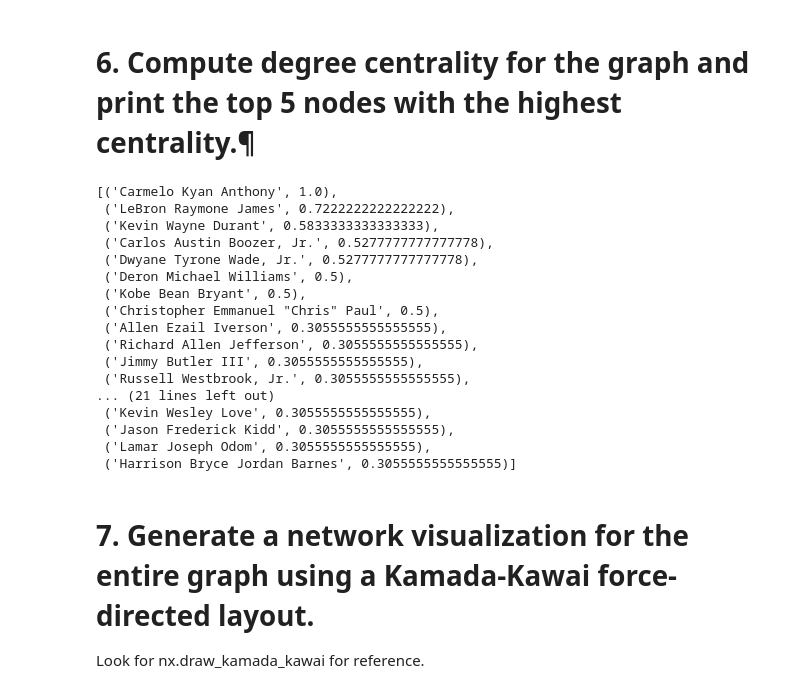
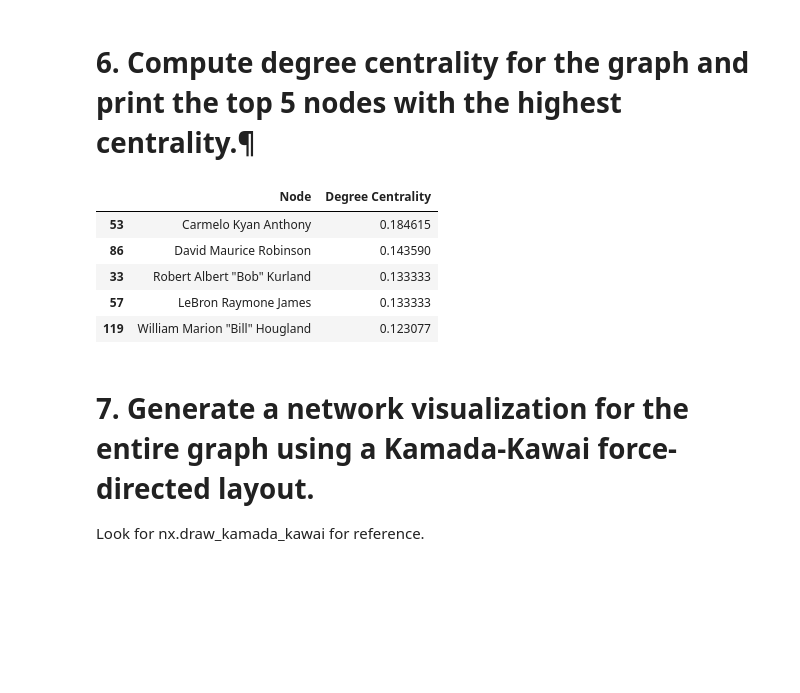
Before and after one commit to juliamoraiss/Ironhack, a Jupyter notebook: Labs/Week 7/4. Complex-Networks/your-code/lab-complex-networks.ipynb, the cells around one changed output. Cells and saved outputs as stored; diff of their text form; code cells hidden in the pictures; blank space fills up the shorter version.

```diff
--- a/Labs/Week 7/4. Complex-Networks/your-code/lab-complex-networks.ipynb
+++ b/Labs/Week 7/4. Complex-Networks/your-code/lab-complex-networks.ipynb
@@ -112,29 +112,18 @@ pagerank.sort_values('PageRank Centrality', ascending=False).head()
 | 119 | William Marion "Bill" Hougland | 0.008851 |
 # %% [markdown]
 # 6. Compute degree centrality for the graph and print the top 5 nodes with the highest centrality.¶
-# %%
-ego = nx.ego_graph(G, 'Carmelo Kyan Anthony')
-
-
-sorted(nx.degree_centrality(ego).items(), key=lambda x : x[1], reverse=True)
-# %% [output]
-[('Carmelo Kyan Anthony', 1.0),
- ('LeBron Raymone James', 0.7222222222222222),
- ('Kevin Wayne Durant', 0.5833333333333333),
- ('Carlos Austin Boozer, Jr.', 0.5277777777777778),
- ('Dwyane Tyrone Wade, Jr.', 0.5277777777777778),
- ('Deron Michael Williams', 0.5),
- ('Kobe Bean Bryant', 0.5),
- ('Christopher Emmanuel "Chris" Paul', 0.5),
- ('Allen Ezail Iverson', 0.3055555555555555),
- ('Richard Allen Jefferson', 0.3055555555555555),
- ('Jimmy Butler III', 0.3055555555555555),
- ('Russell Westbrook, Jr.', 0.3055555555555555),
-... (21 lines left out)
- ('Kevin Wesley Love', 0.3055555555555555),
- ('Jason Frederick Kidd', 0.3055555555555555),
- ('Lamar Joseph Odom', 0.3055555555555555),
- ('Harrison Bryce Jordan Barnes', 0.3055555555555555)]
+# %%
+degree = nx.degree_centrality(G)
+degree = pd.DataFrame.from_dict(degree, orient='index').reset_index()
+degree.columns = ['Node', 'Degree Centrality']
+degree.sort_values('Degree Centrality', ascending=False).head()
+# %% [output]
+|  | Node | Degree Centrality |
+| 53 | Carmelo Kyan Anthony | 0.184615 |
+| 86 | David Maurice Robinson | 0.143590 |
+| 33 | Robert Albert "Bob" Kurland | 0.133333 |
+| 57 | LeBron Raymone James | 0.133333 |
+| 119 | William Marion "Bill" Hougland | 0.123077 |
 # %% [markdown]
 # 7. Generate a network visualization for the entire graph using a Kamada-Kawai force-directed layout.
 
```
Also changed, not shown: parts of 9 cells of this notebook, 1 other file.
